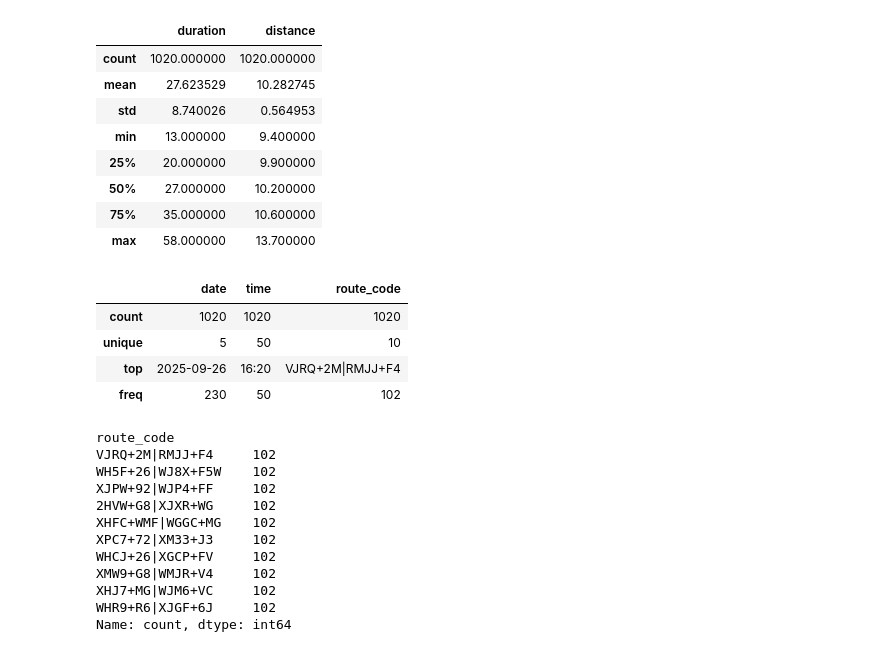
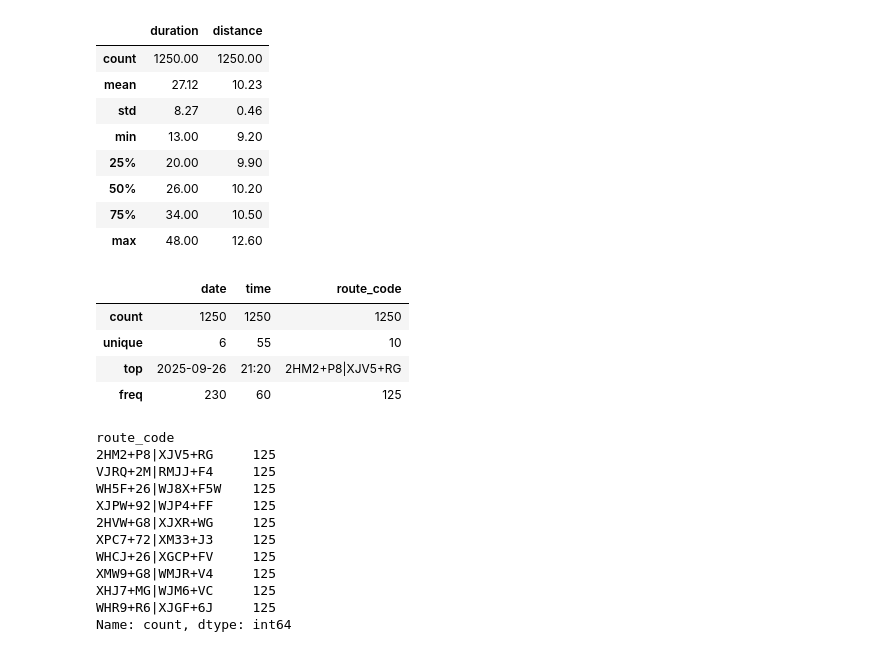
Before and after one commit to thecont1/blr-traffic-monitor, a Jupyter notebook: traffic_visual.ipynb, the cells around one changed output. Saved outputs shown, nothing was run; the diff lists cells and outputs as text; code cells hidden in the pictures.

Commit message:
added new route
The Watering Hole, Rajarajeshwari Nagar -> Sir Puttanna Chetty Town Hall, Bangalore

```diff
--- a/traffic_visual.ipynb
+++ b/traffic_visual.ipynb
@@ -47,0 +8,24 @@ display(df)
+# %%
+routes_df = pd.DataFrame({
+    "route_code": [
+        "2HM2+P8|XJV5+RG",     # Jaya Prakash Narayana Park -> Coles Park, Fraser Town
+        "VJRQ+2M|RMJJ+F4",     # Kudlu Gate Metro Station -> Biocon Campus
+        "WH5F+26|WJ8X+F5W",    # Jaya Prakash Nagar Metro Station -> Hemavathi Park, HSR Layout
+        "XJPW+92|WJP4+FF",     # Swami Vivekananda Road Metro Station -> Christ University, Hosur Main Road
+        "2HVW+G8|XJXR+WG",     # Bethel AG Church, Hebbal -> SMVT Railway Station
+#        "WGG8+G5|XH7P+G6",     # The Watering Hole, Rajarajeshwari Nagar -> Sir Puttanna Chetty Town Hall, Bangalore
+        "XPC7+72|XM33+J3",     # The Rameshwaram Cafe @ Brookfield -> Gawky Goose, Wind Tunnel Rd
+        "WHCJ+26|XGCP+FV",     # RV Road Metro Station, Jayanagar 5th Block -> Vijayanagar Metro Station, Chord Road
+        "XMW9+G8|WMJR+V4",     # Benniganahalli Metro Station -> Embassy TechVillage, Devarabisanahalli
+        "XHJ7+MG|WJM6+VC",     # Lulu Mall Bengaluru -> Nexus Mall Koramangala
+        "WHR9+R6|XJGF+6J",     # Big Bull Temple, Basavanagudi -> Shri Someshwara Swamy Temple, Halasuru
+]})
+# routes_df = pd.DataFrame({"route_code": ["XJG4+7J|5PX4+HQ"]})
+
+locations = pd.read_csv("csv-locations_12.9514242_77.6590212.csv").to_dict(orient='list')
+locate = lambda plus_code: locations['location'][locations['plus_code'].index(plus_code)]
+
+df = pd.read_csv("csv-bangalore_traffic.csv")
+# Keep only those rows of df that correspond to routes in routes_df
+df = df[df['route_code'].isin(routes_df['route_code'])]
+display(df)
@@ -48,31 +46,31 @@ display(df)
 # %%
-display(df.describe())
+display(df.describe().round(2))
 display(df.describe(exclude='number'))
 display(df['route_code'].value_counts())
 # %% [output]
 |  | duration | distance |
-| count | 1020.000000 | 1020.000000 |
-| mean | 27.623529 | 10.282745 |
-| std | 8.740026 | 0.564953 |
-| min | 13.000000 | 9.400000 |
-| 25% | 20.000000 | 9.900000 |
-| 50% | 27.000000 | 10.200000 |
-| 75% | 35.000000 | 10.600000 |
-| max | 58.000000 | 13.700000 |
+| count | 1250.00 | 1250.00 |
+| mean | 27.12 | 10.23 |
+| std | 8.27 | 0.46 |
+| min | 13.00 | 9.20 |
+| 25% | 20.00 | 9.90 |
+| 50% | 26.00 | 10.20 |
+| 75% | 34.00 | 10.50 |
+| max | 48.00 | 12.60 |
 |  | date | time | route_code |
-| count | 1020 | 1020 | 1020 |
-| unique | 5 | 50 | 10 |
-| top | 2025-09-26 | 16:20 | VJRQ+2M|RMJJ+F4 |
-| freq | 230 | 50 | 102 |
+| count | 1250 | 1250 | 1250 |
+| unique | 6 | 55 | 10 |
+| top | 2025-09-26 | 21:20 | 2HM2+P8|XJV5+RG |
+| freq | 230 | 60 | 125 |
 route_code
-VJRQ+2M|RMJJ+F4     102
-WH5F+26|WJ8X+F5W    102
-XJPW+92|WJP4+FF     102
-2HVW+G8|XJXR+WG     102
-XHFC+WMF|WGGC+MG    102
-XPC7+72|XM33+J3     102
-WHCJ+26|XGCP+FV     102
-XMW9+G8|WMJR+V4     102
-XHJ7+MG|WJM6+VC     102
-WHR9+R6|XJGF+6J     102
+2HM2+P8|XJV5+RG     125
+VJRQ+2M|RMJJ+F4     125
+WH5F+26|WJ8X+F5W    125
+XJPW+92|WJP4+FF     125
+2HVW+G8|XJXR+WG     125
+XPC7+72|XM33+J3     125
+WHCJ+26|XGCP+FV     125
+XMW9+G8|WMJR+V4     125
+XHJ7+MG|WJM6+VC     125
+WHR9+R6|XJGF+6J     125
 Name: count, dtype: int64
```
Also changed, not shown: parts of 10 cells of this notebook, 5 other files.
